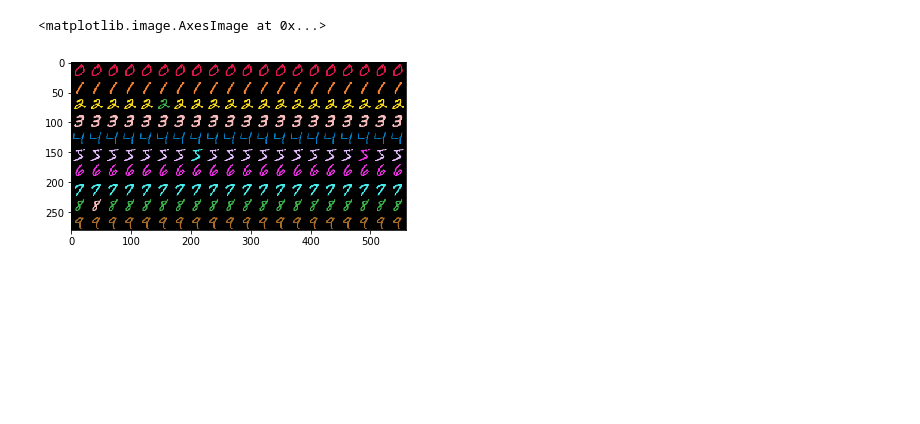
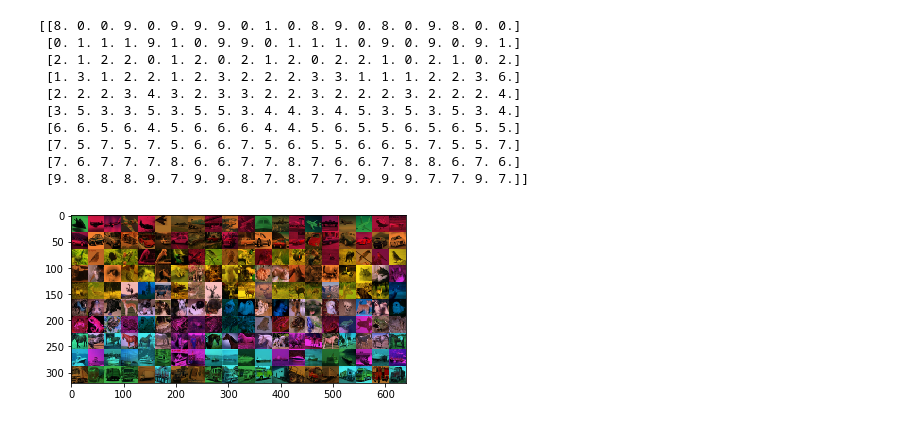
Before and after one commit to ajairaj/machine-learning, a Jupyter notebook: Learning Not To Learn/Colored MNIST.ipynb, the cells around one changed output. Drawn from its saved outputs; the diff is of its cells as text; code cells hidden in the pictures; blank space fills up the shorter version.

```diff
--- a/Learning Not To Learn/Colored MNIST.ipynb
+++ b/Learning Not To Learn/Colored MNIST.ipynb
@@ -51,7 +52,7 @@ transform = tvt.Compose([
     # convert from PIL to tensor
     tvt.ToTensor(),
     # convert from gray to rgb
-    tvt.Lambda(lambda x: x.repeat(3, 1, 1) )
+#     tvt.Lambda(lambda x: x.repeat(3, 1, 1) )
 ])
-mnist = datasets.MNIST(root='E:/data/datasets/mnist', train=True, download=True, transform=transform)
+mnist = datasets.CIFAR10(root='E:/data/datasets/cifar10', train=True, download=True, transform=transform)
 loader = DataLoader(mnist, batch_size=100, shuffle=False)
@@ -57,0 +61,18 @@ loader = DataLoader(mnist, batch_size=100, shuffle=False)
+# %%
+# create a 10x20 collage of unbiased training samples
+colormat = np.zeros((10,20))
+# collage = np.zeros((280,560,3))
+collage = np.zeros((320,640,3))
+loader_iter = iter(loader)
+for i in range(20):
+    images, labels = next(loader_iter)
+    images, colors = apply_color(images, labels, False)
+    for j in range(10):
+        ix = np.where(labels == j)[0][0]
+        im = images[ix]
+        im = np.swapaxes(im, 0, 1)
+        im = np.swapaxes(im, 1, 2)
+        collage[j*32:(j+1)*32, i*32:(i+1)*32, :] = im
+        colormat[j,i] = int(colors[ix])
+plt.imshow(collage)
+print(colormat)
@@ -58,18 +91,30 @@ loader = DataLoader(mnist, batch_size=100, shuffle=False)
 # %%
-# create a 10x20 collage of training samples
-
-collage = np.zeros((280,560,3))
+# create a 10x20 collage of biased training samples
+colormat = np.zeros((10,20))
+# collage = np.zeros((280,560,3))
+collage = np.zeros((320,640,3))
+loader_iter = iter(loader)
 for i in range(20):
-    images, labels = next(iter(loader))
+    images, labels = next(loader_iter)
     images, colors = apply_color(images, labels, True)
     for j in range(10):
         ix = np.where(labels == j)[0][0]
         im = images[ix]
         im = np.swapaxes(im, 0, 1)
         im = np.swapaxes(im, 1, 2)
-        collage[j*28:(j+1)*28, i*28:(i+1)*28, :] = im
-
+        collage[j*32:(j+1)*32, i*32:(i+1)*32, :] = im
+        colormat[j,i] = int(colors[ix])
 plt.imshow(collage)
+print(colormat)
 # %% [output]
-<matplotlib.image.AxesImage at 0x...>
+[[8. 0. 0. 9. 0. 9. 9. 9. 0. 1. 0. 8. 9. 0. 8. 0. 9. 8. 0. 0.]
+ [0. 1. 1. 1. 9. 1. 0. 9. 9. 0. 1. 1. 1. 0. 9. 0. 9. 0. 9. 1.]
+ [2. 1. 2. 2. 0. 1. 2. 0. 2. 1. 2. 0. 2. 2. 1. 0. 2. 1. 0. 2.]
+ [1. 3. 1. 2. 2. 1. 2. 3. 2. 2. 2. 3. 3. 1. 1. 1. 2. 2. 3. 6.]
+ [2. 2. 2. 3. 4. 3. 2. 3. 3. 2. 2. 3. 2. 2. 2. 3. 2. 2. 2. 4.]
+ [3. 5. 3. 3. 5. 3. 5. 5. 3. 4. 4. 3. 4. 5. 3. 5. 3. 5. 3. 4.]
+ [6. 6. 5. 6. 4. 5. 6. 6. 6. 4. 4. 5. 6. 5. 5. 6. 5. 6. 5. 5.]
+ [7. 5. 7. 5. 7. 5. 6. 6. 7. 5. 6. 5. 5. 6. 6. 5. 7. 5. 5. 7.]
+ [7. 6. 7. 7. 7. 8. 6. 6. 7. 7. 8. 7. 6. 6. 7. 8. 8. 6. 7. 6.]
+ [9. 8. 8. 8. 9. 7. 9. 9. 8. 7. 8. 7. 7. 9. 9. 9. 7. 7. 9. 7.]]
-[figure, old version]
+[figure, new version]
```
Also changed, not shown: parts of 3 cells of this notebook, 1 other file.
